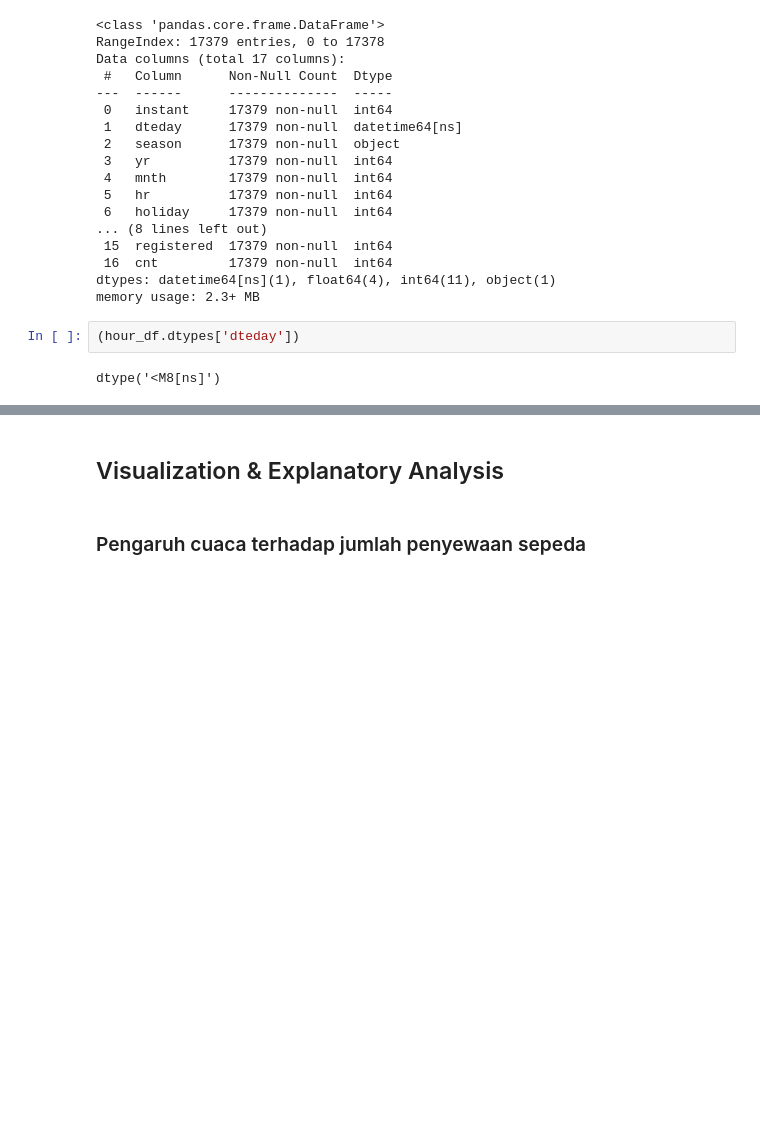
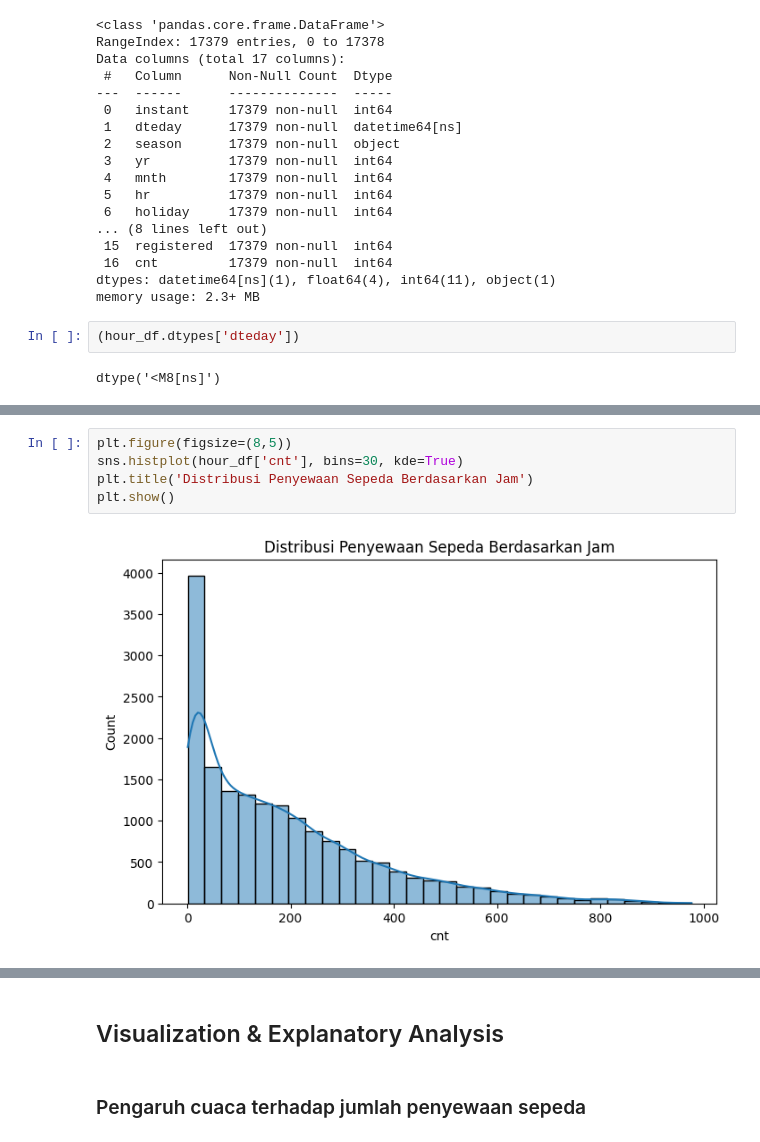
Before and after one commit to Zkeera/Project-Analisis-Data, a Jupyter notebook: noteboook.ipynb, the cells around one changed output, grey strips where cells are left out. Cells and saved outputs as stored; diff of their text form; blank space fills up the shorter version.

```diff
--- a/noteboook.ipynb
+++ b/noteboook.ipynb
@@ -322,0 +375,7 @@ dtype('<M8[ns]')
+# %%
+plt.figure(figsize=(8,5))
+sns.histplot(hour_df['cnt'], bins=30, kde=True)
+plt.title('Distribusi Penyewaan Sepeda Berdasarkan Jam')
+plt.show()
+# %% [output]
+[figure, added]
```
Also changed, not shown: parts of 14 cells of this notebook.
